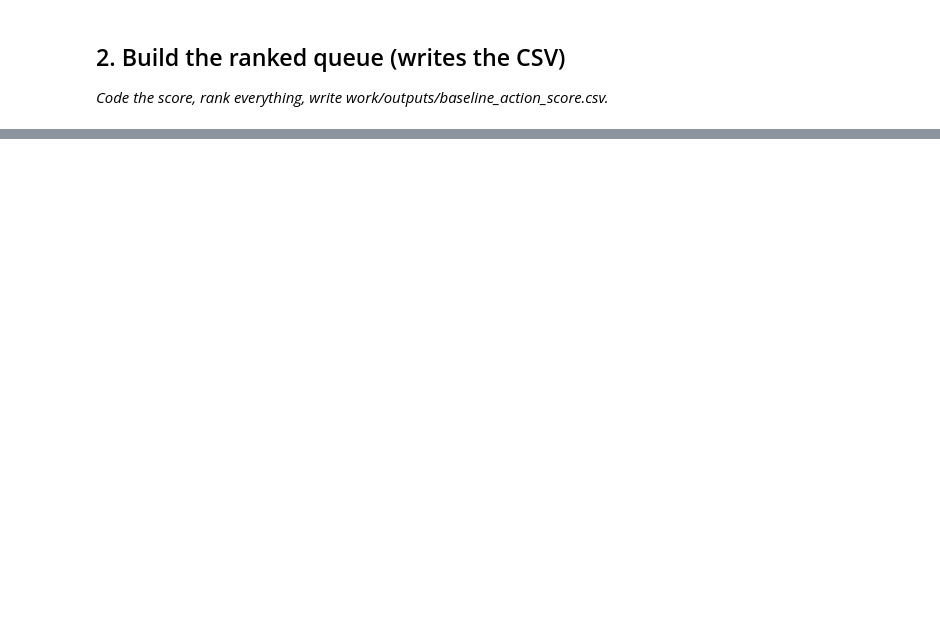
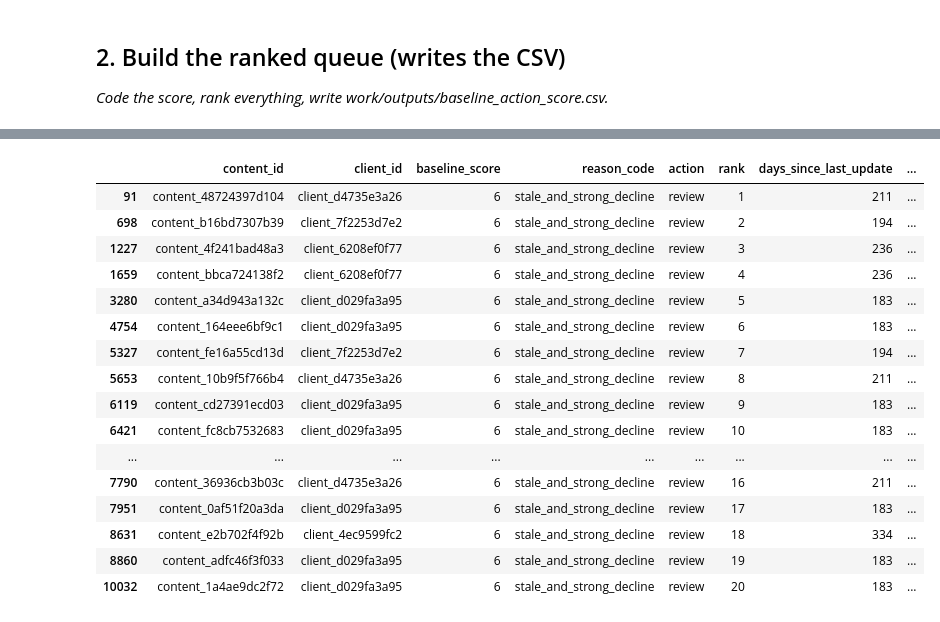
Before and after one commit to cassandragoto10-maker/Flyrank-ML-internship, a Jupyter notebook: work/notebooks/w04_baseline_score.ipynb, the cells around one changed output, grey strips where cells are left out. Drawn from its saved outputs; the diff is of its cells as text; code cells hidden in the pictures; blank space fills up the shorter version.

```diff
--- a/work/notebooks/w04_baseline_score.ipynb
+++ b/work/notebooks/w04_baseline_score.ipynb
@@ -19,0 +82,14 @@ This skeleton is yours to fill. Work the sections **in order** — each one has
+# %%
+# ML-07 — Load the FlyRank starter dataset
+
+import pandas as pd
+from pathlib import Path
+
+DATA_PATH = Path("/content/data/raw/content_refresh_anonymized.csv")
+
+df = pd.read_csv(DATA_PATH)
+
+print(f"Loaded {len(df):,} rows")
+print(f"Columns: {len(df.columns)}")
+print("\nFirst 5 rows:")
+display(df.head())
@@ -19,0 +428,77 @@ This skeleton is yours to fill. Work the sections **in order** — each one has
+# %%
+# ML-07 Section 3 — Prepare the Top-20 review
+
+top20 = (
+    df[
+        [
+            "content_id",
+            "client_id",
+            "baseline_score",
+            "reason_code",
+            "action",
+            "rank",
+            "days_since_last_update",
+            "impressions_last_30d",
+            "impressions_prev_30d",
+            "recent_impression_change_pct"
+        ]
+    ]
+    .sort_values("rank")
+    .head(20)
+    .copy()
+)
+
+# Add a simple confidence note based only on the strength of
+# the signals used by the rule.
+top20["confidence_note"] = np.select(
+    [
+        top20["baseline_score"] == 6,
+        top20["baseline_score"] == 4,
+        top20["baseline_score"] == 3,
+        top20["baseline_score"] == 1
+    ],
+    [
+        "Higher confidence: both staleness and a strong recent impressions decline support review.",
+        "Moderate-high confidence: staleness and a recent impressions decline support review.",
+        "Moderate confidence: a strong recent impressions decline supports review.",
+        "Lower confidence: the page meets the weaker recent-decline condition only."
+    ],
+    default="Low confidence: no positive baseline signal."
+)
+
+# Add what could make the rule wrong.
+top20["what_would_make_it_wrong"] = np.select(
+    [
+        top20["baseline_score"] == 6,
+        top20["baseline_score"] == 4,
+        top20["baseline_score"] == 3,
+        top20["baseline_score"] == 1
+    ],
+    [
+        "The impressions decline could reflect temporary demand or measurement variation, and the page may not benefit from a refresh.",
+        "The recent decline may be temporary, and age alone does not prove that updating the page will improve performance.",
+        "A large impressions decline may be caused by external search-demand changes rather than content quality.",
+        "A smaller impressions decline may be normal variation and may not justify a refresh."
+    ],
+    default="The rule may have missed an important factor not included in the baseline."
+)
+
+display(top20)
+# %% [output]
+|  | content_id | client_id | baseline_score | reason_code | action | rank | days_since_last_update | ... |
+| 91 | content_48724397d104 | client_d4735e3a26 | 6 | stale_and_strong_decline | review | 1 | 211 | ... |
+| 698 | content_b16bd7307b39 | client_7f2253d7e2 | 6 | stale_and_strong_decline | review | 2 | 194 | ... |
+| 1227 | content_4f241bad48a3 | client_6208ef0f77 | 6 | stale_and_strong_decline | review | 3 | 236 | ... |
+| 1659 | content_bbca724138f2 | client_6208ef0f77 | 6 | stale_and_strong_decline | review | 4 | 236 | ... |
+| 3280 | content_a34d943a132c | client_d029fa3a95 | 6 | stale_and_strong_decline | review | 5 | 183 | ... |
+| 4754 | content_164eee6bf9c1 | client_d029fa3a95 | 6 | stale_and_strong_decline | review | 6 | 183 | ... |
+| 5327 | content_fe16a55cd13d | client_7f2253d7e2 | 6 | stale_and_strong_decline | review | 7 | 194 | ... |
+| 5653 | content_10b9f5f766b4 | client_d4735e3a26 | 6 | stale_and_strong_decline | review | 8 | 211 | ... |
+| 6119 | content_cd27391ecd03 | client_d029fa3a95 | 6 | stale_and_strong_decline | review | 9 | 183 | ... |
+| 6421 | content_fc8cb7532683 | client_d029fa3a95 | 6 | stale_and_strong_decline | review | 10 | 183 | ... |
+| ... | ... | ... | ... | ... | ... | ... | ... | ... |
+| 7790 | content_36936cb3b03c | client_d4735e3a26 | 6 | stale_and_strong_decline | review | 16 | 211 | ... |
+| 7951 | content_0af51f20a3da | client_d029fa3a95 | 6 | stale_and_strong_decline | review | 17 | 183 | ... |
+| 8631 | content_e2b702f4f92b | client_4ec9599fc2 | 6 | stale_and_strong_decline | review | 18 | 334 | ... |
+| 8860 | content_adfc46f3f033 | client_d029fa3a95 | 6 | stale_and_strong_decline | review | 19 | 183 | ... |
+| 10032 | content_1a4ae9dc2f72 | client_d029fa3a95 | 6 | stale_and_strong_decline | review | 20 | 183 | ... |
```
Also changed, not shown: parts of 24 cells of this notebook.
